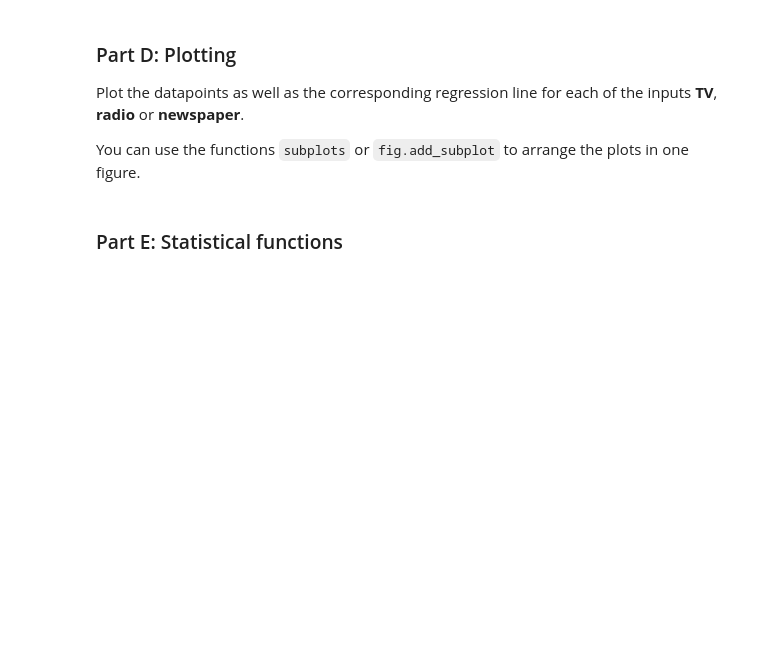
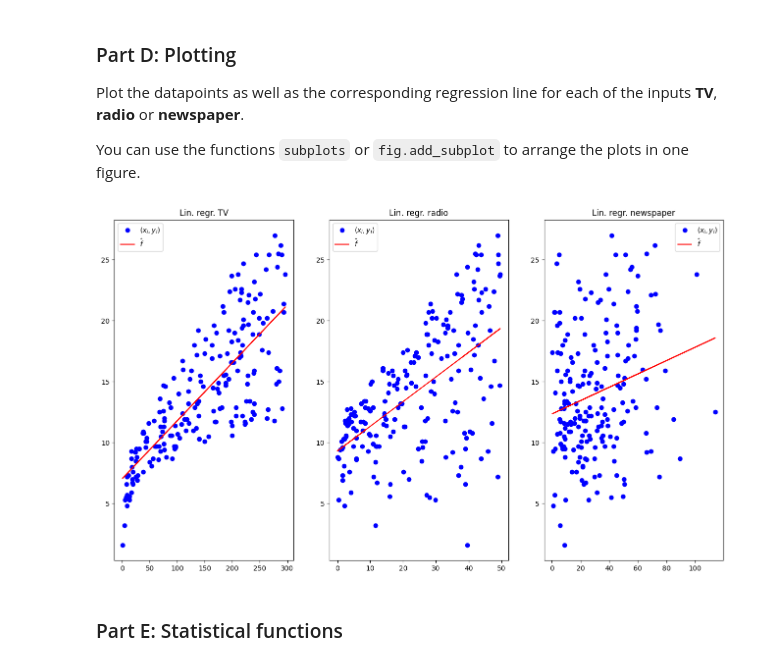
Before and after one commit to Sebphil18/introduction_to_data_science, a Jupyter notebook: exercise2/problem1.ipynb, the cells around one changed output. Cells and saved outputs as stored; diff of their text form; code cells hidden in the pictures; blank space fills up the shorter version.

```diff
--- a/exercise2/problem1.ipynb
+++ b/exercise2/problem1.ipynb
@@ -93,0 +94,18 @@ raise NotImplementedError()
+# %%
+from sklearn.linear_model import LinearRegression
+
+fhat_tv = LinearRegression().fit(tv, Y)
+fhat_radio = LinearRegression().fit(radio, Y)
+fhat_news = LinearRegression().fit(news, Y)
+
+intercept_tv = fhat_tv.intercept_
+intercept_radio = fhat_radio.intercept_
+intercept_news = fhat_news.intercept_
+
+lincoef_tv = fhat_tv.coef_
+lincoef_radio = fhat_radio.coef_
+lincoef_news = fhat_news.coef_
+
+print(f'y_tv = {intercept_tv} + {lincoef_tv} x TV')
+print(f'y_radio = {intercept_radio} + {lincoef_radio} x Radio')
+print(f'y_news = {intercept_news} + {lincoef_news} x News')
@@ -137,29 +166,25 @@ You can use the functions `subplots` or `fig.add_subplot` to arrange the plots i
 # %%
 # We plot our findings using subplots
 import matplotlib.pyplot as plt
 plt.rcParams['figure.figsize'] = (16,9)
 
+def plot_datapoints_and_fhat(ax, xs, ys, fhat, title):
+    sorted_xs = np.sort(xs)
+    ax.plot(xs, ys, 'bo', label='$(x_i,y_i)$')
+    ax.plot(sorted_xs, fhat.predict(sorted_xs), color='red', label='$\\hat{f}$')
+    ax.legend()
+    ax.set_title(title)
+
 fig = plt.figure()
-fig.add_subplot(1,3,1)
+ax_tv = fig.add_subplot(1,3,1)
+ax_radio = fig.add_subplot(1,3,2)
+ax_news = fig.add_subplot(1,3,3)
 
-# YOUR CODE HERE
-raise NotImplementedError()
-
-plt.title('Lin. regr. TV')
-
-fig.add_subplot(1,3,2)
-
-# YOUR CODE HERE
-raise NotImplementedError()
-
-plt.title('Lin. regr. radio')
-
-fig.add_subplot(1,3,3)
-
-# YOUR CODE HERE
-raise NotImplementedError()
-
-plt.title('Lin. regr. newspaper');
+plot_datapoints_and_fhat(ax_tv, tv, Y, fhat_tv, 'Lin. regr. TV')
+plot_datapoints_and_fhat(ax_radio, radio, Y, fhat_radio, 'Lin. regr. radio')
+plot_datapoints_and_fhat(ax_news, news, Y, fhat_news, 'Lin. regr. newspaper')
+# %% [output]
+[figure, added]
 # %% [markdown]
 ### Part E: Statistical functions
 # %% [markdown]
```
Also changed, not shown: parts of 25 cells of this notebook.
